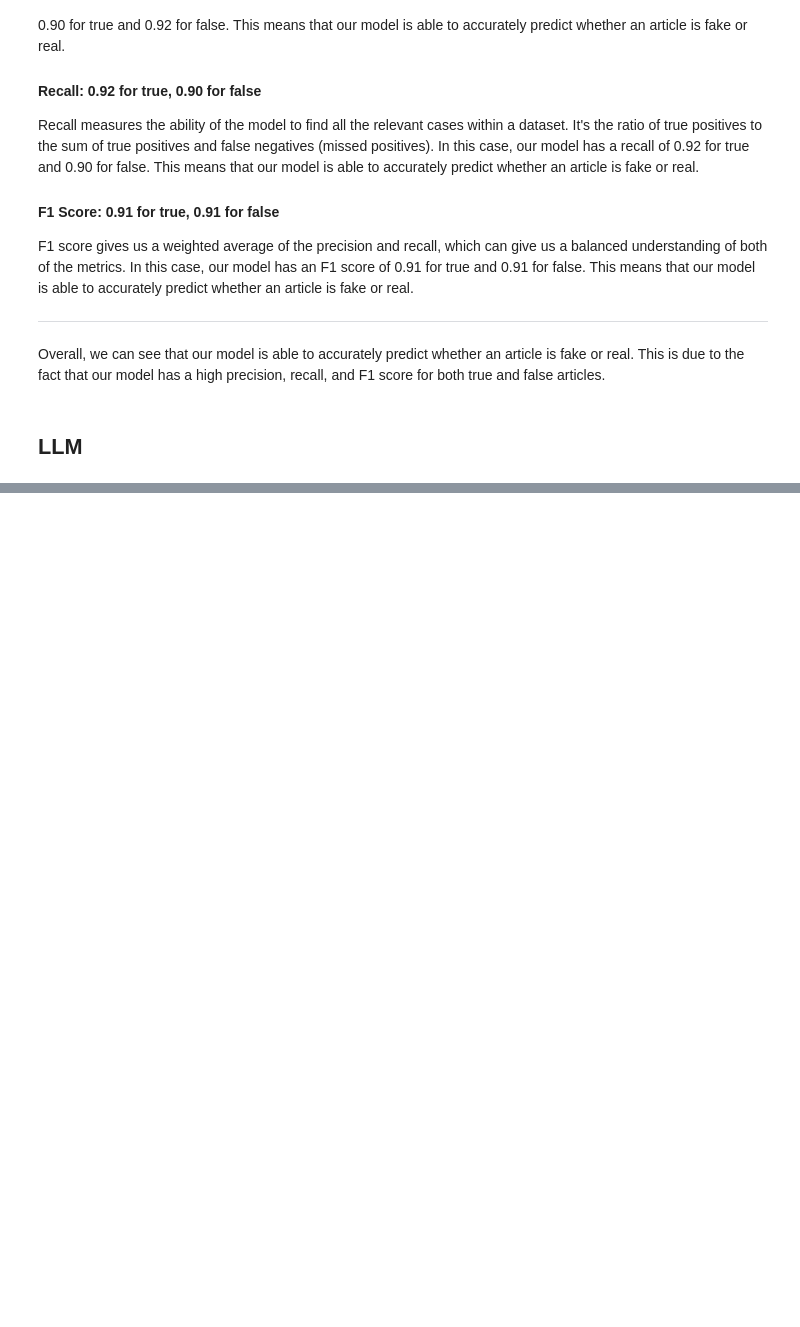
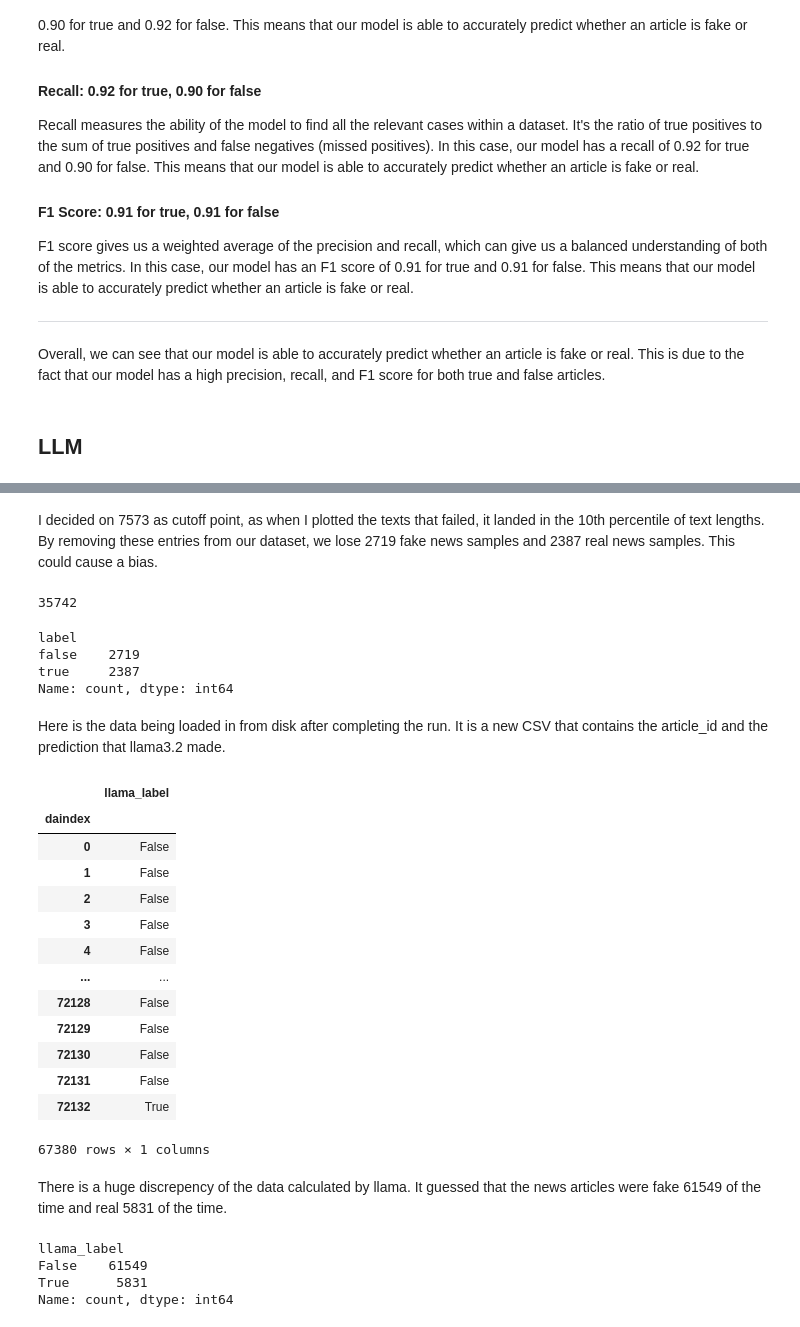
Before and after one commit to pknepps/fake-news-analysis, a Jupyter notebook: training.ipynb, the cells around one changed output, grey strips where cells are left out. Drawn from its saved outputs; the diff is of its cells as text; code cells hidden in the pictures; blank space fills up the shorter version.

```diff
--- a/training.ipynb
+++ b/training.ipynb
@@ -522,0 +517,19 @@ with open("pred.csv", "w") as file:
+# %% [markdown]
+I decided on 7573 as cutoff point, as when I plotted the texts that failed, it
+landed in the 10th percentile of text lengths. By removing these entries from
+our dataset, we lose 2719 fake news samples and 2387 real news samples. This
+could cause a bias.
+# %%
+with_len[with_len["text_len"] > 7573.0].size
+# %% [output]
+35742
+# %%
+with_len.loc[with_len["text_len"] > 7573.0, "label"].value_counts()
+# %% [output]
+label
+false    2719
+true     2387
+Name: count, dtype: int64
+# %% [markdown]
+Here is the data being loaded in from disk after completing the run. It is a new
+CSV that contains the article_id and the prediction that llama3.2 made.
@@ -522,0 +539,28 @@ with open("pred.csv", "w") as file:
+# %%
+llamamama
+# %% [output]
+|  | llama_label |
+| daindex |  |
+| 0 | False |
+| 1 | False |
+| 2 | False |
+| 3 | False |
+| 4 | False |
+| ... | ... |
+| 72128 | False |
+| 72129 | False |
+| 72130 | False |
+| 72131 | False |
+| 72132 | True |
+67380 rows × 1 columns
+# %% [markdown]
+There is a huge discrepency of the data calculated by llama. It guessed that
+the news articles were fake 61549 of the time and real 5831 of the time.
+# %%
+for column in llamamama.columns:
+    display(llamamama[column].value_counts().sort_values(ascending=False))
+# %% [output]
+llama_label
+False    61549
+True      5831
+Name: count, dtype: int64
```
Also changed, not shown: parts of 18 cells of this notebook, 2 other files.
